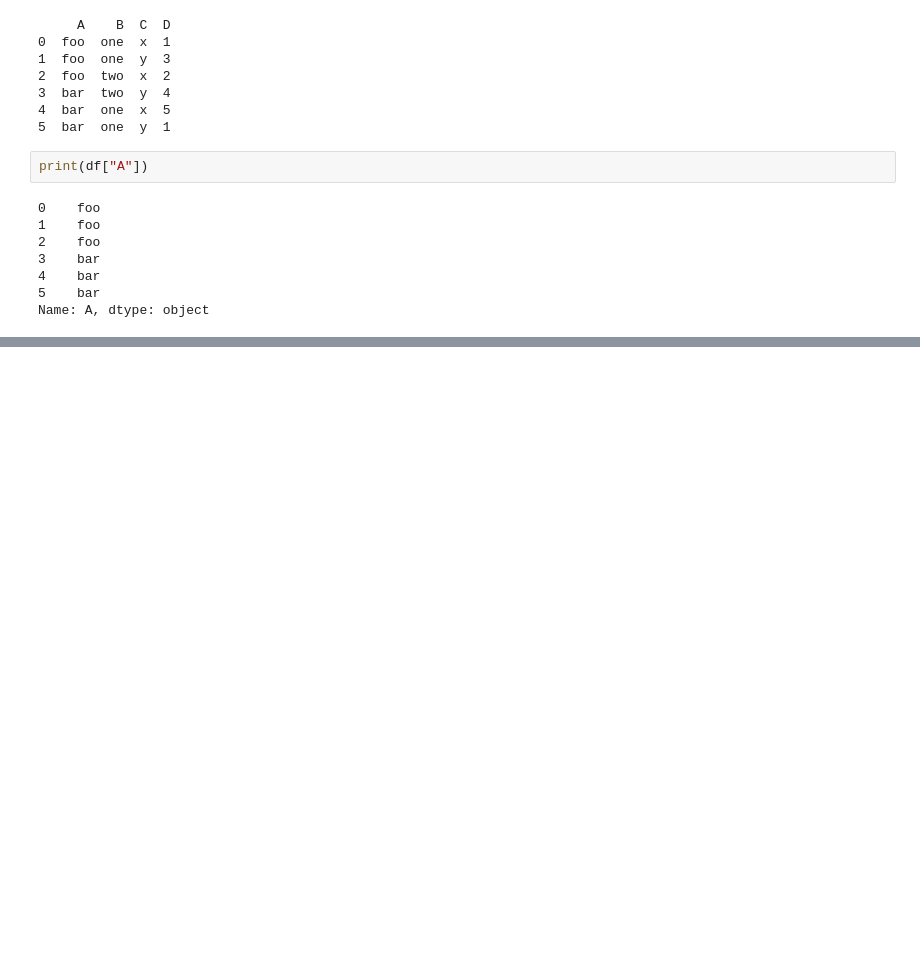
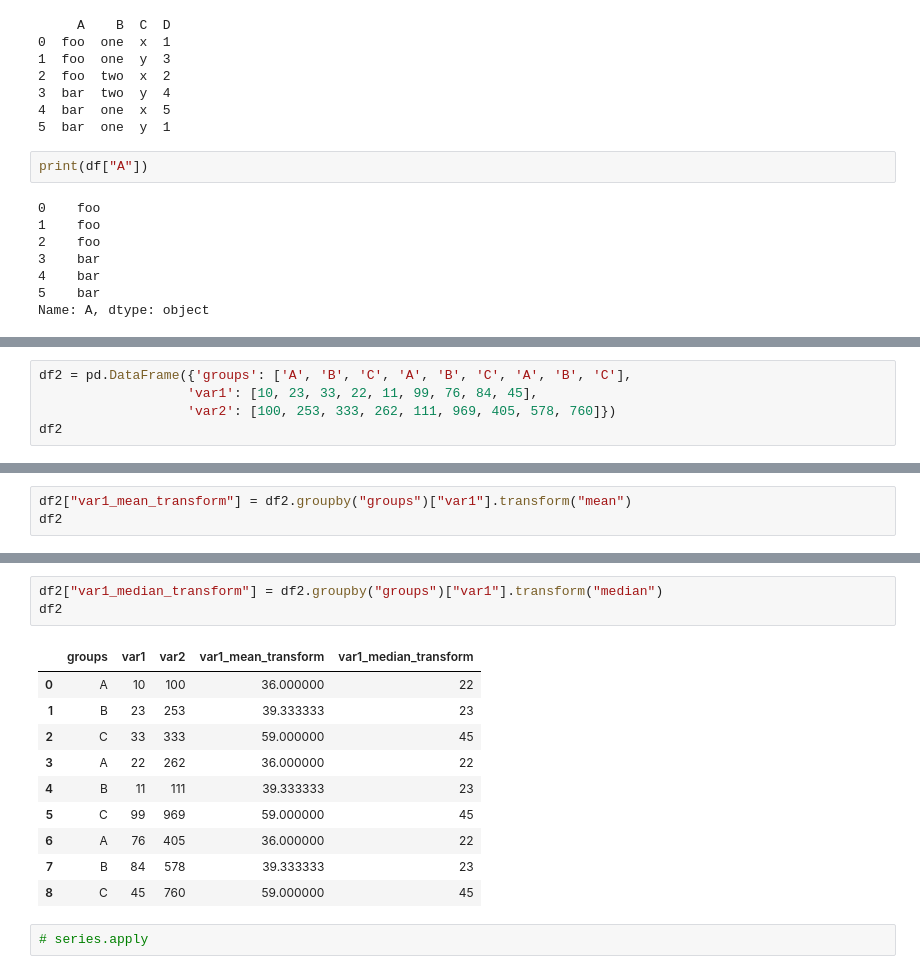
Before and after one commit to MehmetAltinkurt/Data_Science_Study_Notes, a Jupyter notebook: DAwPY_Preclass_Pandas.ipynb, the cells around one changed output, grey strips where cells are left out. Saved outputs shown, nothing was run; the diff lists cells and outputs as text; blank space fills up the shorter version.

Commit message:
transform and apply

```diff
--- a/DAwPY_Preclass_Pandas.ipynb
+++ b/DAwPY_Preclass_Pandas.ipynb
@@ -1440,0 +1904,5 @@ Name: A, dtype: object
+# %%
+df2 = pd.DataFrame({'groups': ['A', 'B', 'C', 'A', 'B', 'C', 'A', 'B', 'C'],
+                   'var1': [10, 23, 33, 22, 11, 99, 76, 84, 45],
+                   'var2': [100, 253, 333, 262, 111, 969, 405, 578, 760]})
+df2
@@ -1440,0 +2008,3 @@ Name: A, dtype: object
+# %%
+df2["var1_mean_transform"] = df2.groupby("groups")["var1"].transform("mean")
+df2
@@ -1440,0 +2022,16 @@ Name: A, dtype: object
+# %%
+df2["var1_median_transform"] = df2.groupby("groups")["var1"].transform("median")
+df2
+# %% [output]
+|  | groups | var1 | var2 | var1_mean_transform | var1_median_transform |
+| 0 | A | 10 | 100 | 36.000000 | 22 |
+| 1 | B | 23 | 253 | 39.333333 | 23 |
+| 2 | C | 33 | 333 | 59.000000 | 45 |
+| 3 | A | 22 | 262 | 36.000000 | 22 |
+| 4 | B | 11 | 111 | 39.333333 | 23 |
+| 5 | C | 99 | 969 | 59.000000 | 45 |
+| 6 | A | 76 | 405 | 36.000000 | 22 |
+| 7 | B | 84 | 578 | 39.333333 | 23 |
+| 8 | C | 45 | 760 | 59.000000 | 45 |
+# %%
+# series.apply
```
Also changed, not shown: parts of 91 cells of this notebook.
